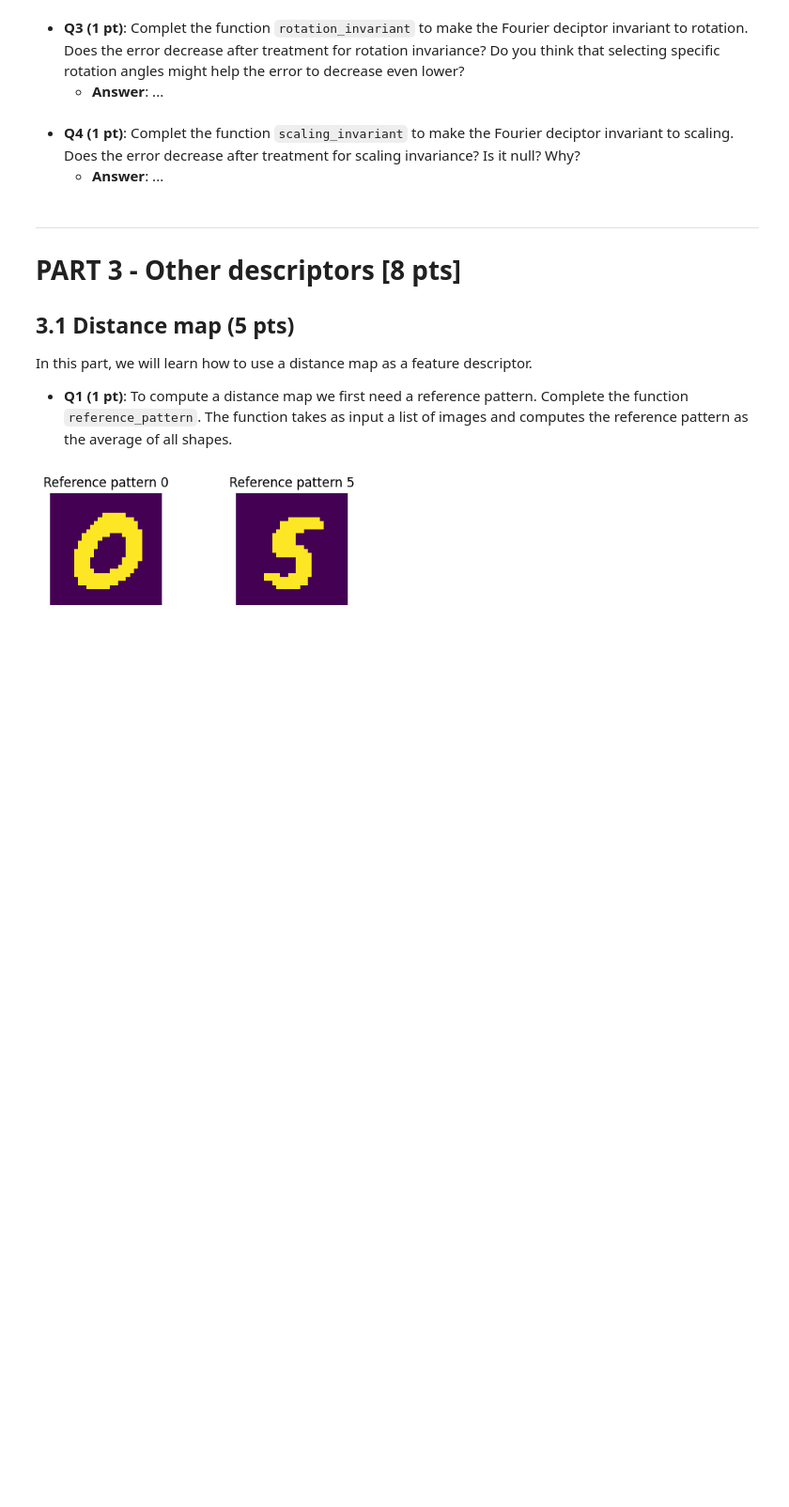
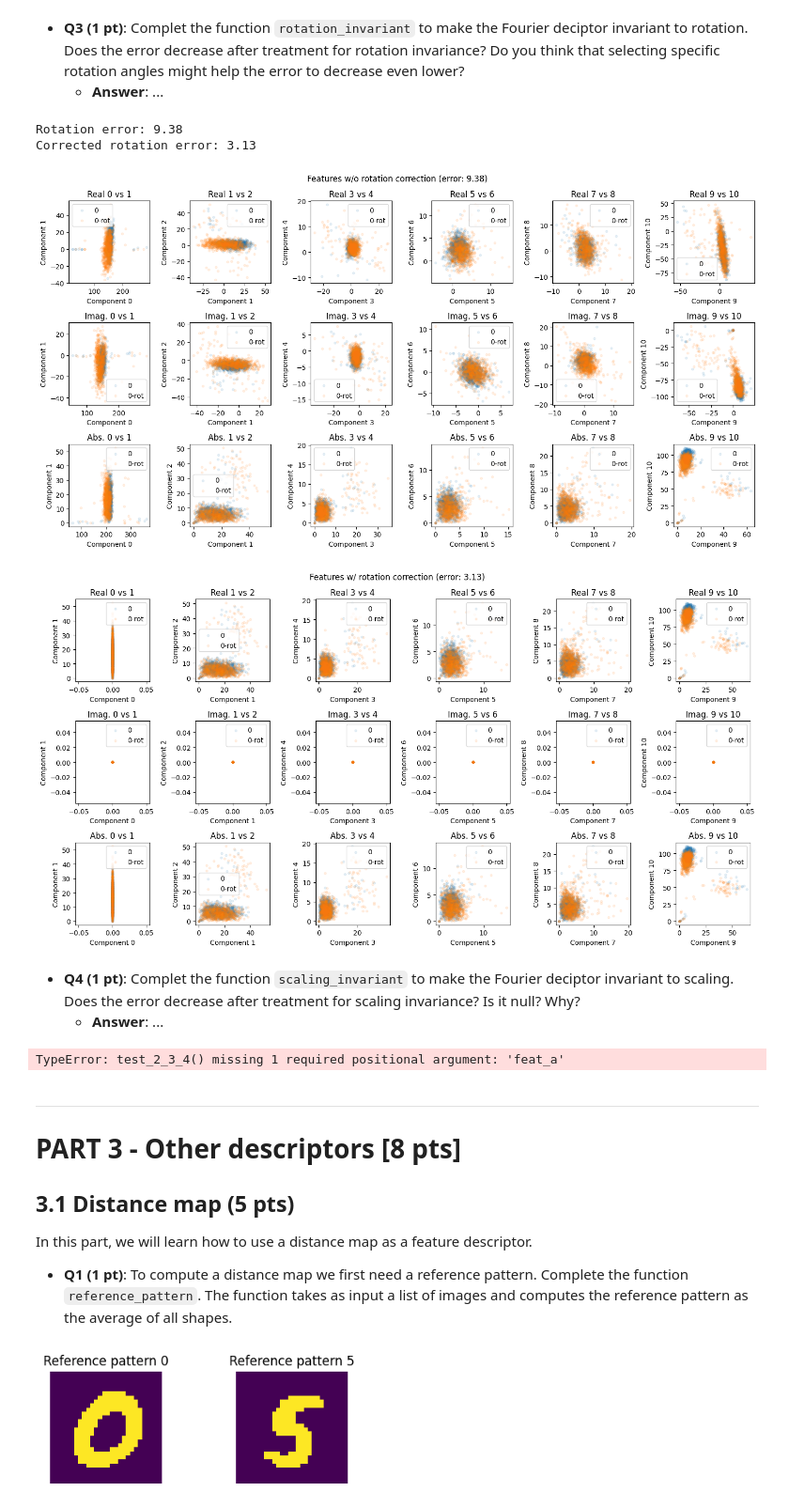
Before and after one commit to JohannePinel/iapr2026, a Jupyter notebook: labs/lab_02_iapr.ipynb, the cells around one changed output. Shown at 94% size. Drawn from its saved outputs; the diff is of its cells as text; code cells hidden in the pictures; blank space fills up the shorter version.

```diff
--- a/labs/lab_02_iapr.ipynb
+++ b/labs/lab_02_iapr.ipynb
@@ -530,18 +562,23 @@ def rotation_invariant(features):
 
     # Set default values
     features_inv = np.zeros_like(features)
+    features_inv = features.copy()
 
-    # ------------------
-    # Your code here ...
-    # ------------------
+    features_inv[:, 0] = 0
+    features_inv = np.abs(features_inv)
 
     return features_inv
 # %%
 ################################################################
 ############################ TEST ##############################
 ################################################################
 
-#test_2_3_3(rotation_invariant, find_contour, apply_rotation, compute_descriptor_padding, linear_interpolation,images_p_a, feat_a)
+test_2_3_3(rotation_invariant, find_contour, apply_rotation, compute_descriptor_padding, linear_interpolation,images_p_a, feat_a)
+# %% [output]
+Rotation error: 9.38
+Corrected rotation error: 3.13
+[figure, added]
+[figure, added]
 # %% [markdown]
 * **Q4 (1 pt)**: Complet the function `scaling_invariant` to make the Fourier deciptor invariant to scaling. Does the error decrease after treatment for scaling invariance? Is it null? Why?
     * **Answer**: ...
@@ -575,7 +616,9 @@ def scaling_invariant(features):
 ############################ TEST ##############################
 ################################################################
 
-#test_2_3_4(scaling_invariant, find_contour, apply_scaling, compute_descriptor_padding, linear_interpolation, images_p_a, feat_a)
+test_2_3_4(scaling_invariant, find_contour, apply_scaling, compute_descriptor_padding, linear_interpolation, images_p_a, feat_a)
+# %% [output]
+TypeError: test_2_3_4() missing 1 required positional argument: 'feat_a'
 # %% [markdown]
 ---
 # PART 3 - Other descriptors [8 pts]
```
Also changed, not shown: parts of 6 cells of this notebook.
